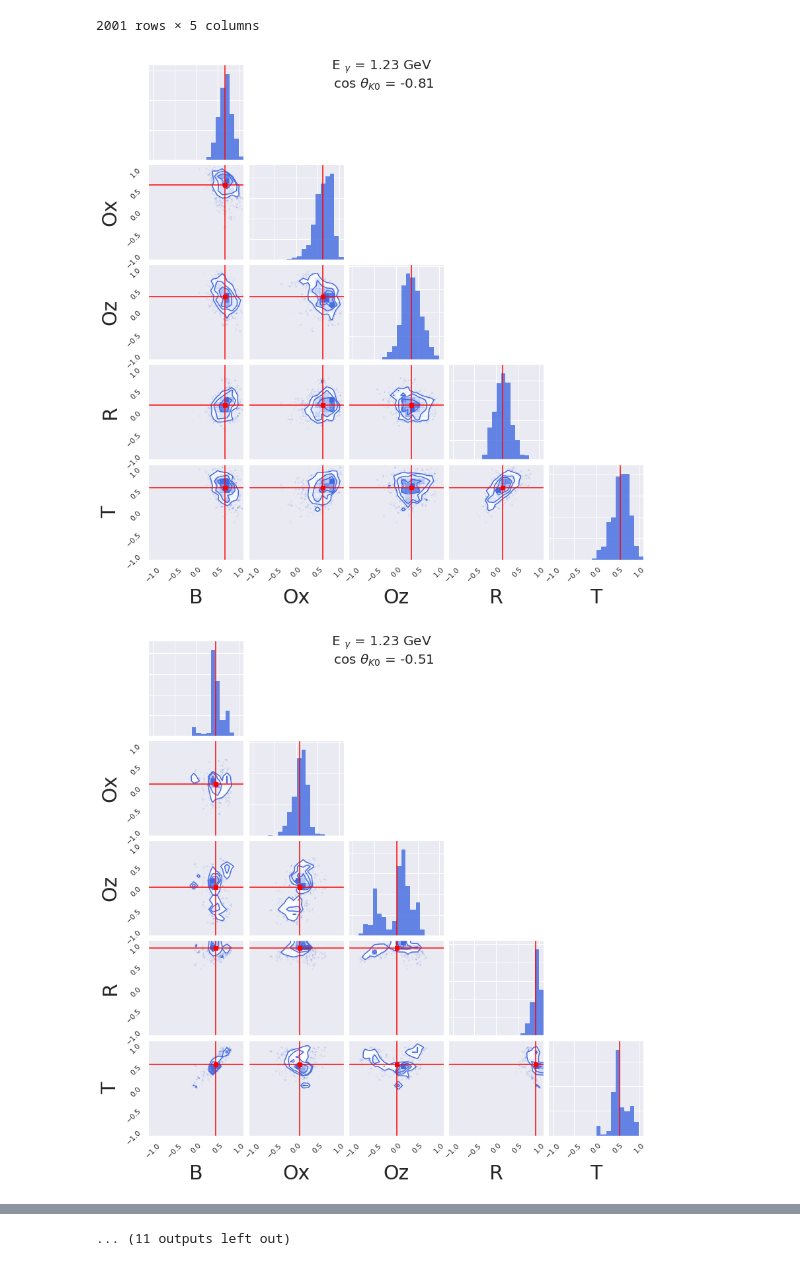
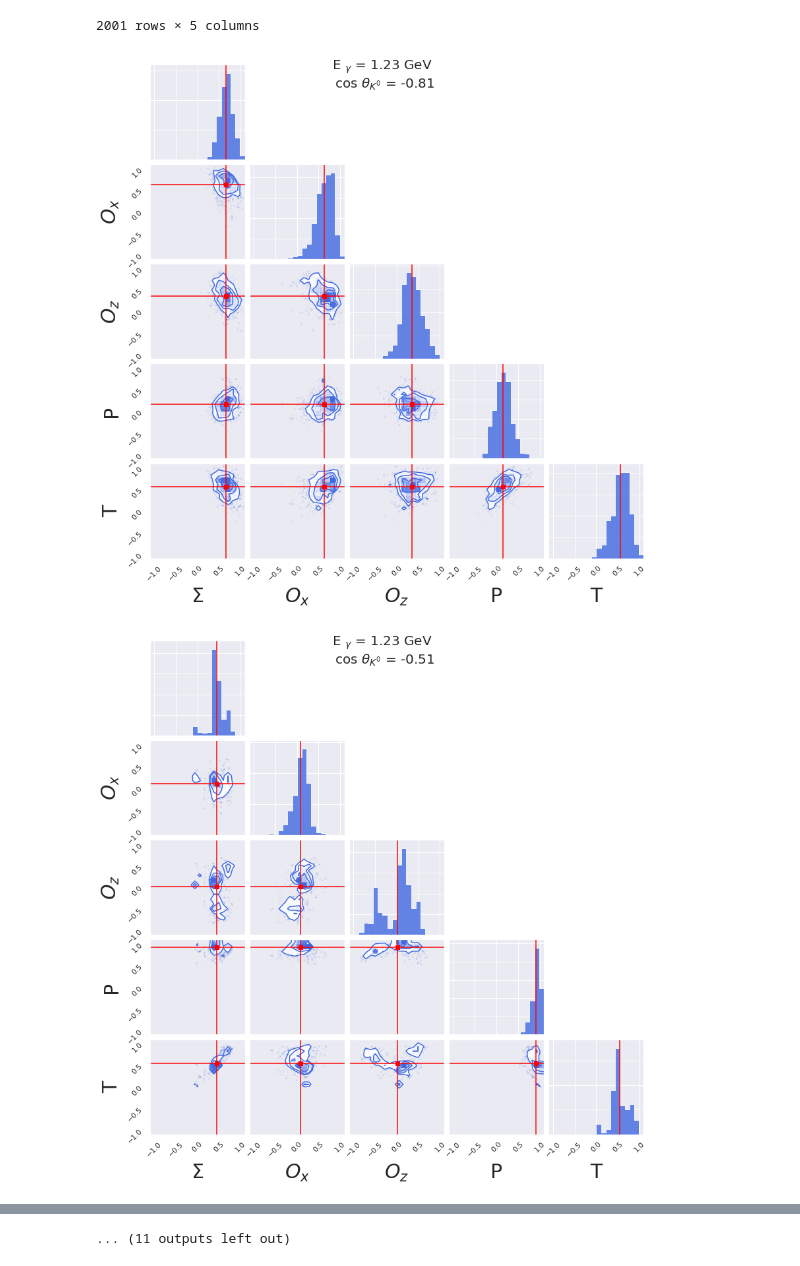
Before and after one commit to louiseclark/g8K0Sig, a Jupyter notebook: jupyter/g8K0Sig21bins.ipynb, the cells around one changed output, grey strips where cells are left out. Saved outputs shown, nothing was run; the diff lists cells and outputs as text; code cells hidden in the pictures.

```diff
--- a/jupyter/g8K0Sig21bins.ipynb
+++ b/jupyter/g8K0Sig21bins.ipynb
@@ -245,37 +245,38 @@ for ebin_idx in range(len(Eg_bins)):
         dfCosth = dfEg[dfEg['costh']==costh_bins[ebin_idx][tbin_idx]]
 
         # get df for each obs
         dfB = dfCosth[dfCosth['Obs']=='B']
         dfB = dfB.reset_index()
         dfOx = dfCosth[dfCosth['Obs']=='Ox']
         dfOx = dfOx.reset_index()
         dfOz = dfCosth[dfCosth['Obs']=='Oz']
         dfOz = dfOz.reset_index()
         dfR = dfCosth[dfCosth['Obs']=='R']
         dfR = dfR.reset_index()
         dfT = dfCosth[dfCosth['Obs']=='T']
         dfT = dfT.reset_index()
 
         # merge them
         dfObs = pd.concat([dfB['Val'], dfOx['Val'], dfOz['Val'], dfR['Val'], dfT['Val']],
                   axis=1, keys=['B','Ox','Oz','R','T'])
 
         # corner plot for one bin
         import corner
 
         fig = corner.corner(dfObs,
                             color='royalblue',
                             range=[(-1.1,1.1),(-1.1,1.1),(-1.1,1.1),(-1.1,1.1),(-1.1,1.1)],
                             truths=dfObs.mean().values, truth_color='red',
                             label_kwargs={'fontsize':30, 'labelpad':20},
-                            hist_kwargs = {'histtype':'stepfilled','alpha':0.8})
+                            hist_kwargs = {'histtype':'stepfilled','alpha':0.8},
+                            labels=['$\Sigma$','$O_x$','$O_z$','P','T'])
         fig.suptitle(r'E $_{\gamma}$ = ' + str(Eg_bins[ebin_idx]) + ' GeV\n '+
-                      r'cos $\theta _{K0}$ = ' + str(costh_bins[ebin_idx][tbin_idx]), fontsize=20)
+                      r'cos $\theta _{K^0}$ = ' + str(costh_bins[ebin_idx][tbin_idx]), fontsize=20)
 
         plt.show()
 # %% [output]
-[figure, old version]
+[figure, new version]
-[figure, old version]
+[figure, new version]
 WARNING:root:Too few points to create valid contours
 WARNING:root:Too few points to create valid contours
 WARNING:root:Too few points to create valid contours
```
Also changed, not shown: parts of 3 cells of this notebook, 57 other files.
